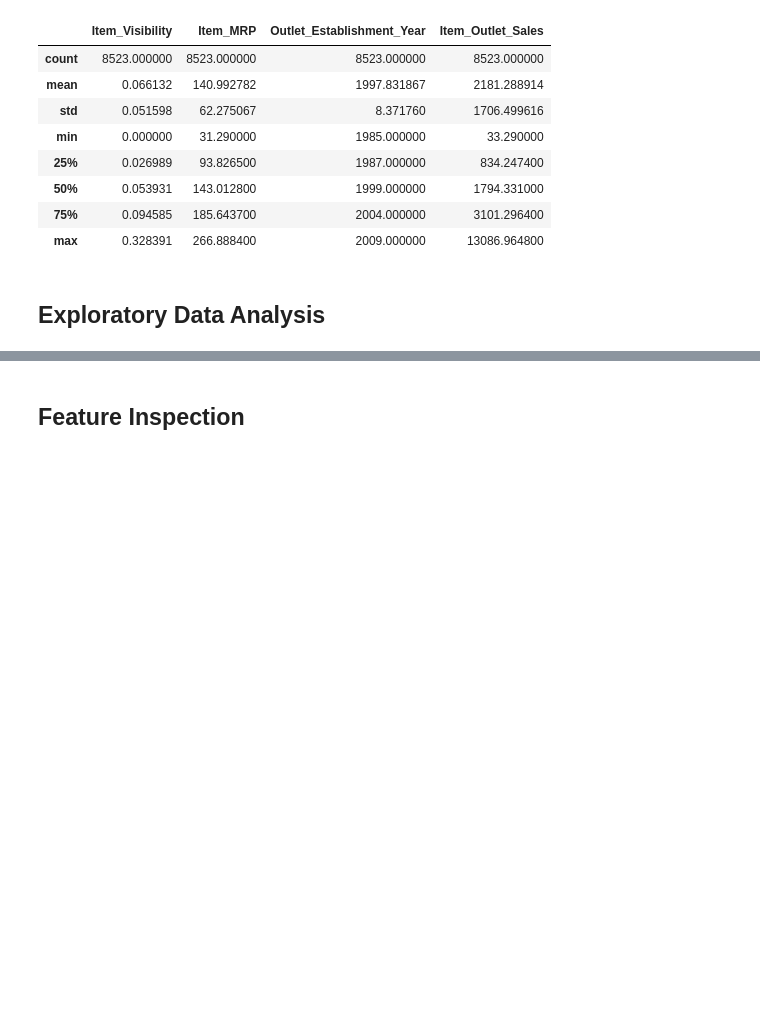
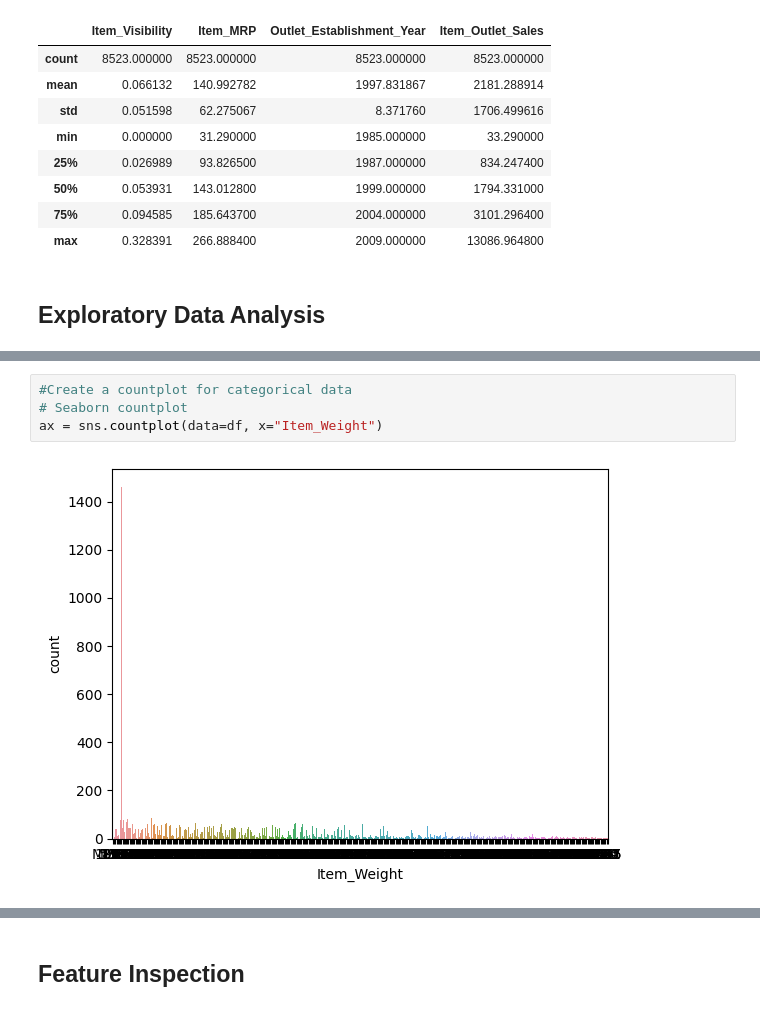
Before and after one commit to ddy623/Prediction-of-Product-Sales, a Jupyter notebook: Prediction_of_Product_Sales.ipynb, the cells around one changed output, grey strips where cells are left out. Cells and saved outputs as stored; diff of their text form; blank space fills up the shorter version.

```diff
--- a/Prediction_of_Product_Sales.ipynb
+++ b/Prediction_of_Product_Sales.ipynb
@@ -360,0 +377,6 @@ df.describe()
+# %%
+#Create a countplot for categorical data
+# Seaborn countplot
+ax = sns.countplot(data=df, x="Item_Weight")
+# %% [output]
+[figure, added]
```
Also changed, not shown: parts of 3 cells of this notebook.
